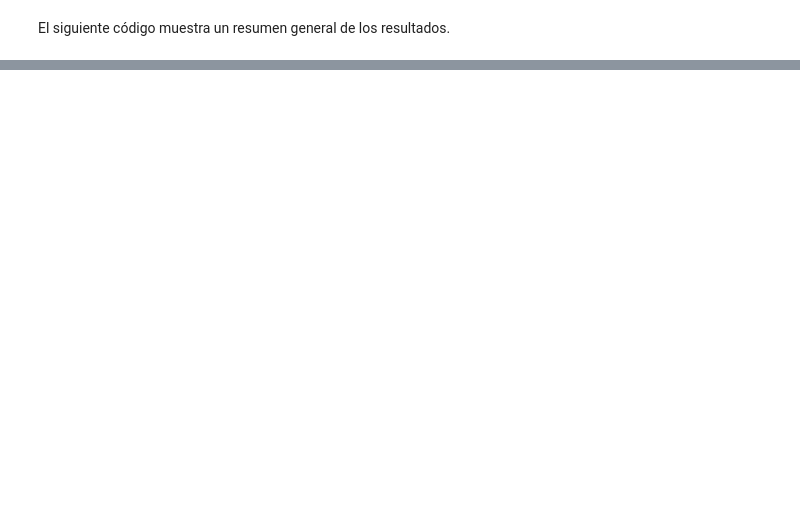
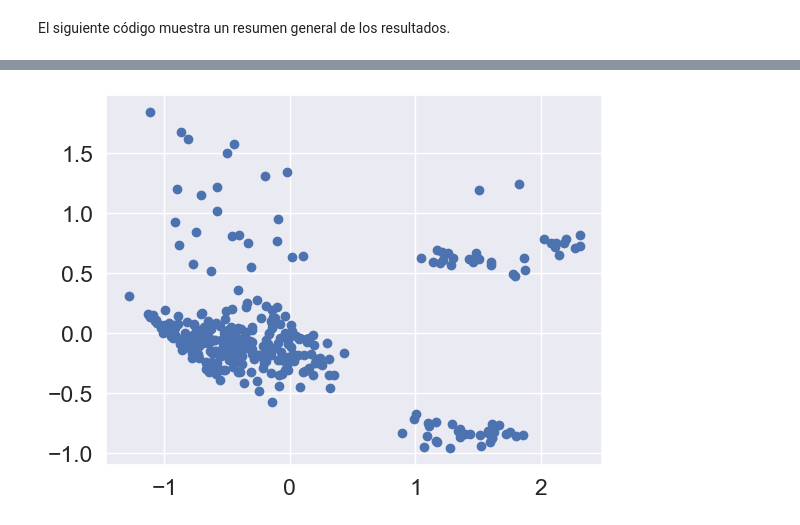
Before and after one commit to stebanca1998/regresion_lineal, a Jupyter notebook: notebooks/0-regresion_lineal.ipynb, the cells around one changed output, grey strips where cells are left out. Saved outputs shown, nothing was run; the diff lists cells and outputs as text; code cells hidden in the pictures; blank space fills up the shorter version.

```diff
--- a/notebooks/0-regresion_lineal.ipynb
+++ b/notebooks/0-regresion_lineal.ipynb
@@ -173,0 +238,5 @@ Notes:
+# %%
+X_cols_3 = ['overweight*smoker', 'age2', 'smoker_yes', 'children']
+y_col_3 = ['charges']
+model_3, X_train_3, X_test_3, y_train_3, y_test_3 = EntrenarModelo(X_cols,y_col,df_second)
+y_pred_3 = model_3.predict(X_test_3)
@@ -173,0 +284,7 @@ Notes:
+# %%
+residuals = np.subtract(y_test_3, y_pred_3)
+
+plt.scatter(y_pred_3, residuals)
+plt.show()
+# %% [output]
+[figure, added]
```
Also changed, not shown: parts of 18 cells of this notebook, 1 other file.
